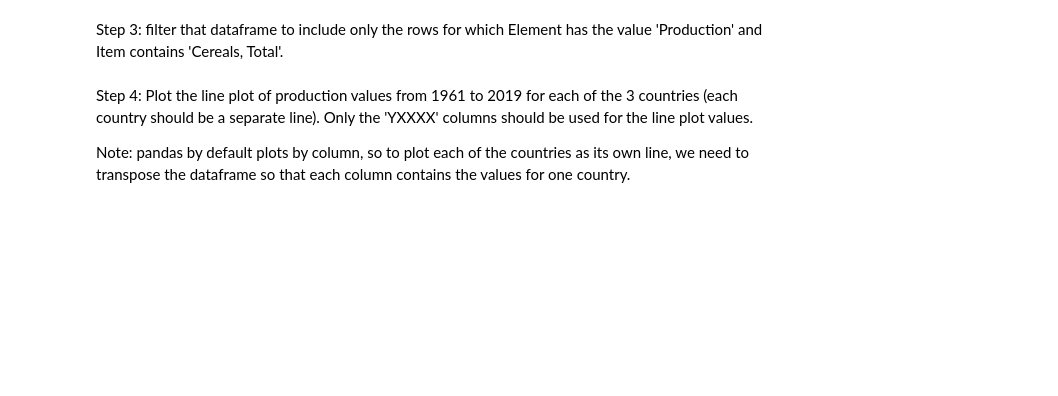
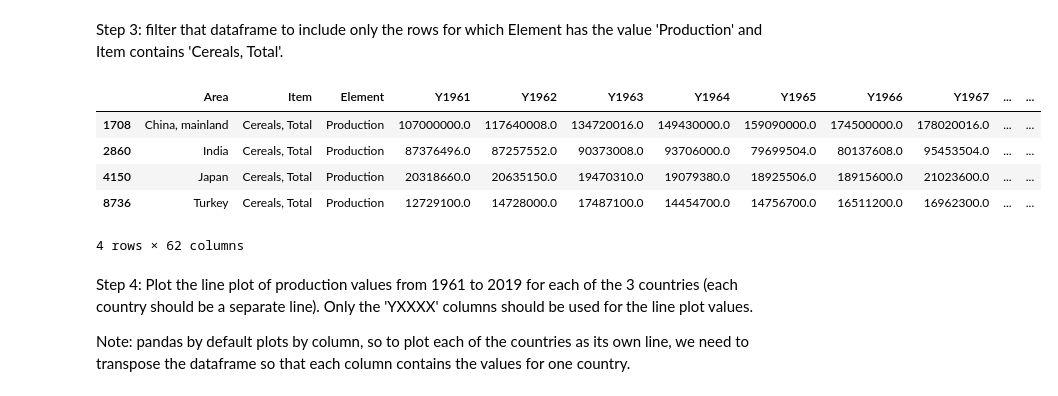
Before and after one commit to seoyeong643/DataMining, a Jupyter notebook: Lab1_Intro_to_Python_Pandas.ipynb, the cells around one changed output. Drawn from its saved outputs; the diff is of its cells as text; code cells hidden in the pictures; blank space fills up the shorter version.

```diff
--- a/Lab1_Intro_to_Python_Pandas.ipynb
+++ b/Lab1_Intro_to_Python_Pandas.ipynb
@@ -910,7 +1580,15 @@ sel_prod
 # %% [markdown]
 Step 3: filter that dataframe to include only the rows for which Element has the value 'Production' and Item contains 'Cereals, Total'.
-# %%
-sel_prod = sel_prod[YOUR CODE HERE]
+# %%
+sel_prod = sel_prod[(sel_prod['Element']=='Production') & (sel_prod['Item']=='Cereals, Total')]
+sel_prod
+# %% [output]
+|  | Area | Item | Element | Y1961 | Y1962 | Y1963 | Y1964 | Y1965 | Y1966 | Y1967 | ... | ... |
+| 1708 | China, mainland | Cereals, Total | Production | 107000000.0 | 117640008.0 | 134720016.0 | 149430000.0 | 159090000.0 | 174500000.0 | 178020016.0 | ... | ... |
+| 2860 | India | Cereals, Total | Production | 87376496.0 | 87257552.0 | 90373008.0 | 93706000.0 | 79699504.0 | 80137608.0 | 95453504.0 | ... | ... |
+| 4150 | Japan | Cereals, Total | Production | 20318660.0 | 20635150.0 | 19470310.0 | 19079380.0 | 18925506.0 | 18915600.0 | 21023600.0 | ... | ... |
+| 8736 | Turkey | Cereals, Total | Production | 12729100.0 | 14728000.0 | 17487100.0 | 14454700.0 | 14756700.0 | 16511200.0 | 16962300.0 | ... | ... |
+4 rows × 62 columns
 # %% [markdown]
 Step 4: Plot the line plot of production values from 1961 to 2019 for each of the 3 countries (each country should be a separate line). Only the 'YXXXX' columns should be used for the line plot values.
 
```
Also changed, not shown: parts of 69 cells of this notebook, 2 other files.
